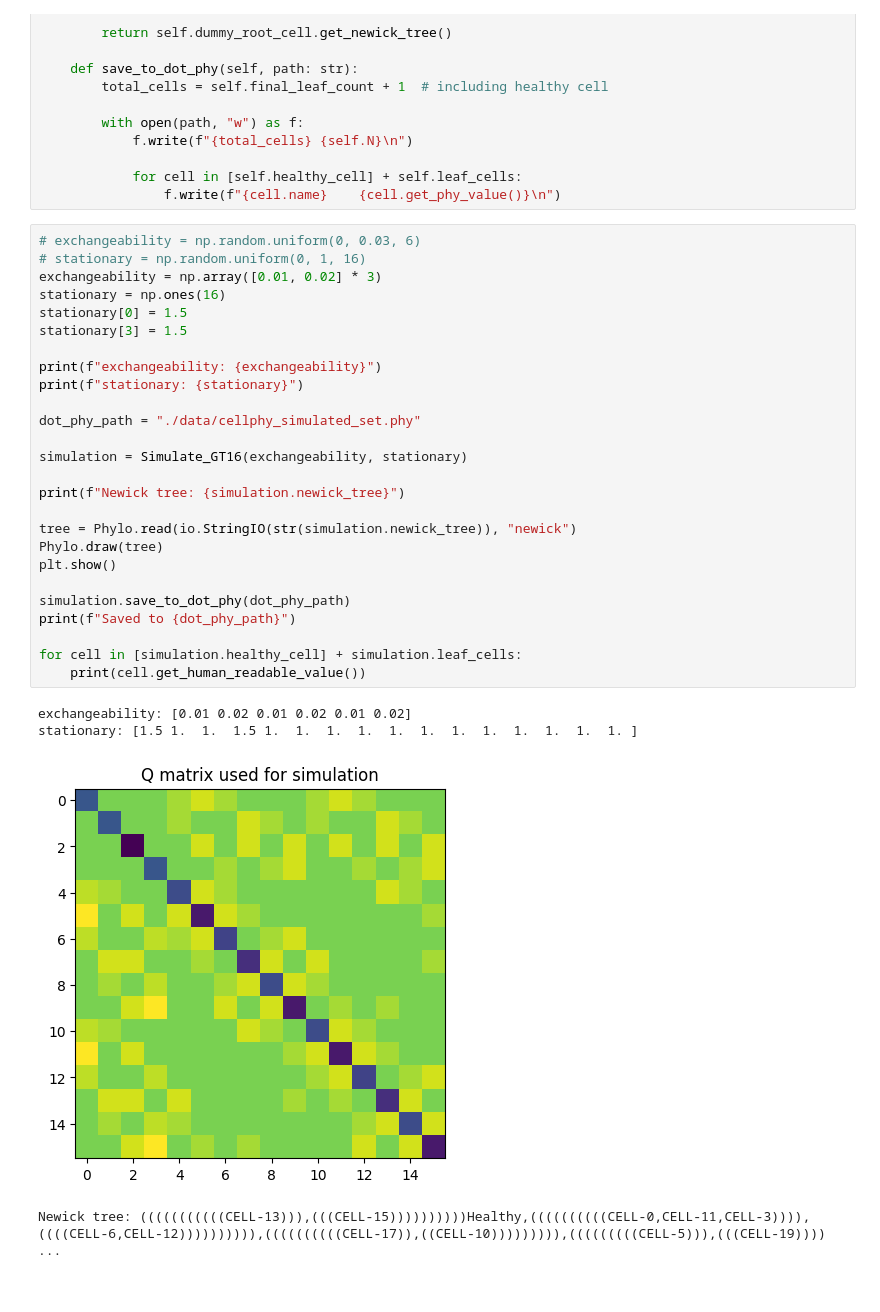
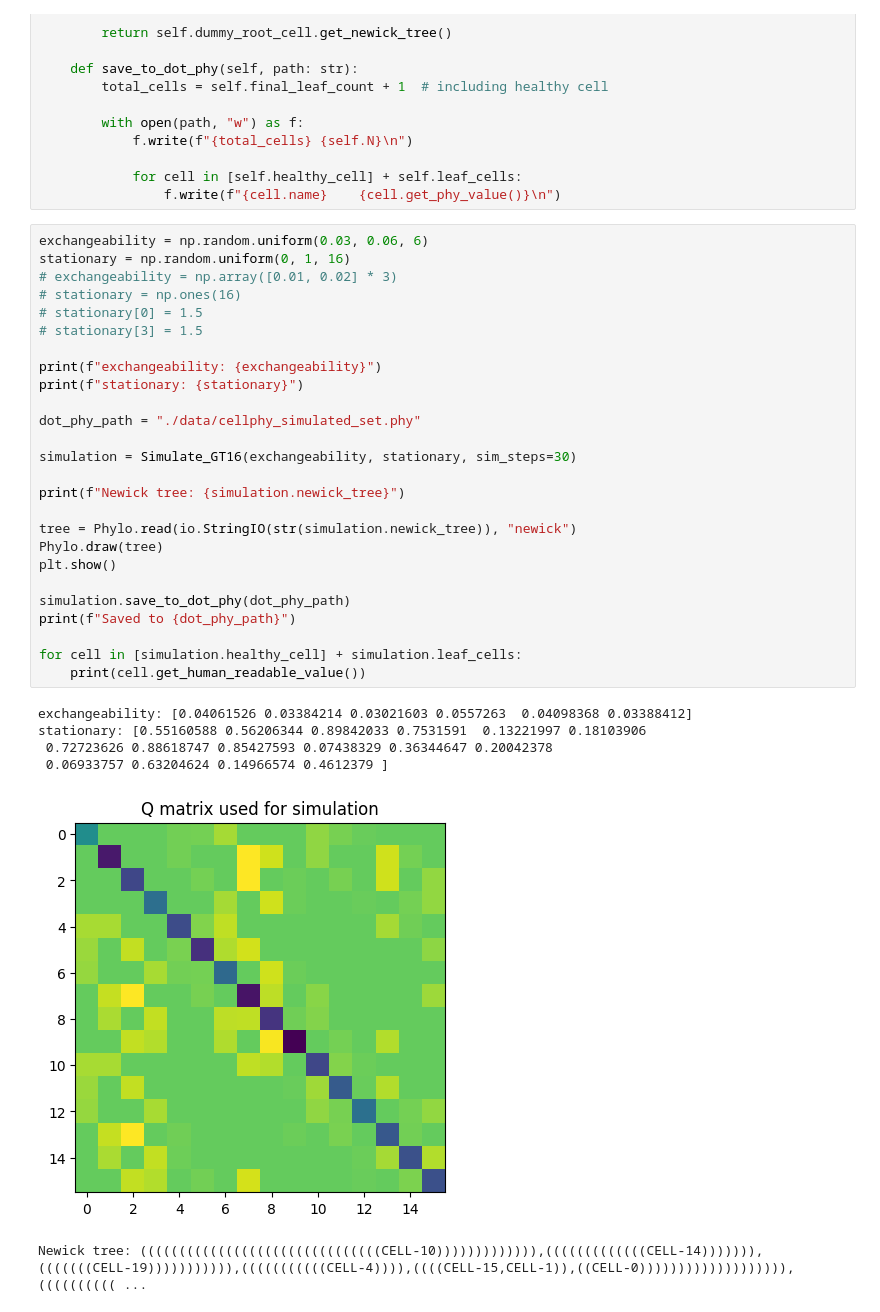
Before and after one commit to axchen7/phylo, a Jupyter notebook: simulate.ipynb, the cells around one changed output. Saved outputs shown, nothing was run; the diff lists cells and outputs as text.

Commit message:
Random simulation, and increase steps

```diff
--- a/simulate.ipynb
+++ b/simulate.ipynb
@@ -207,33 +207,35 @@ class Simulate_GT16:
             for cell in [self.healthy_cell] + self.leaf_cells:
                 f.write(f"{cell.name}    {cell.get_phy_value()}\n")
 # %%
-# exchangeability = np.random.uniform(0, 0.03, 6)
-# stationary = np.random.uniform(0, 1, 16)
-exchangeability = np.array([0.01, 0.02] * 3)
-stationary = np.ones(16)
-stationary[0] = 1.5
-stationary[3] = 1.5
+exchangeability = np.random.uniform(0.03, 0.06, 6)
+stationary = np.random.uniform(0, 1, 16)
+# exchangeability = np.array([0.01, 0.02] * 3)
+# stationary = np.ones(16)
+# stationary[0] = 1.5
+# stationary[3] = 1.5
 
 print(f"exchangeability: {exchangeability}")
 print(f"stationary: {stationary}")
 
 dot_phy_path = "./data/cellphy_simulated_set.phy"
 
-simulation = Simulate_GT16(exchangeability, stationary)
+simulation = Simulate_GT16(exchangeability, stationary, sim_steps=30)
 
 print(f"Newick tree: {simulation.newick_tree}")
 
 tree = Phylo.read(io.StringIO(str(simulation.newick_tree)), "newick")
 Phylo.draw(tree)
 plt.show()
 
 simulation.save_to_dot_phy(dot_phy_path)
 print(f"Saved to {dot_phy_path}")
 
 for cell in [simulation.healthy_cell] + simulation.leaf_cells:
     print(cell.get_human_readable_value())
 # %% [output]
-exchangeability: [0.01 0.02 0.01 0.02 0.01 0.02]
-stationary: [1.5 1.  1.  1.5 1.  1.  1.  1.  1.  1.  1.  1.  1.  1.  1.  1. ]
+exchangeability: [0.04061526 0.03384214 0.03021603 0.0557263  0.04098368 0.03388412]
+stationary: [0.55160588 0.56206344 0.89842033 0.7531591  0.13221997 0.18103906
+ 0.72723626 0.88618747 0.85427593 0.07438329 0.36344647 0.20042378
+ 0.06933757 0.63204624 0.14966574 0.4612379 ]
-[figure, old version]
+[figure, new version]
-Newick tree: (((((((((((CELL-13))),(((CELL-15))))))))))Healthy,((((((((((CELL-0,CELL-11,CELL-3)))),((((CELL-6,CELL-12)))))))))),((((((((((CELL-17)),((CELL-10))))))))),(((((((((CELL-5))),(((CELL-19)))) ...
+Newick tree: (((((((((((((((((((((((((((((((CELL-10))))))))))))),(((((((((((((CELL-14))))))),(((((((CELL-19))))))))))),(((((((((((CELL-4)))),((((CELL-15,CELL-1)),((CELL-0))))))))))))))))))),(((((((((( ...
```
Also changed, not shown: parts of 1 cell of this notebook.
